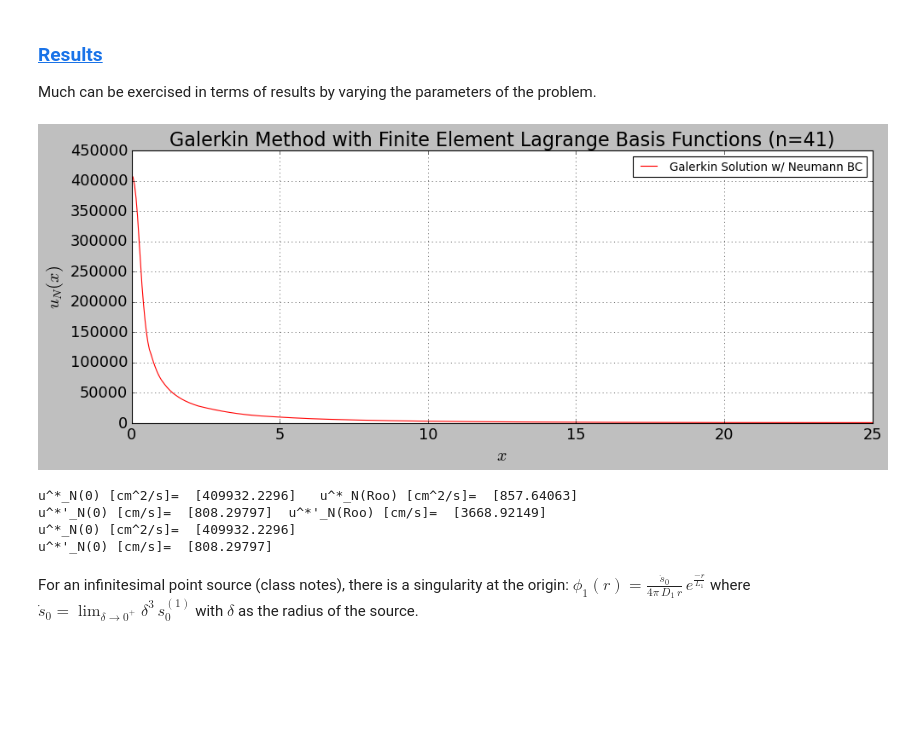
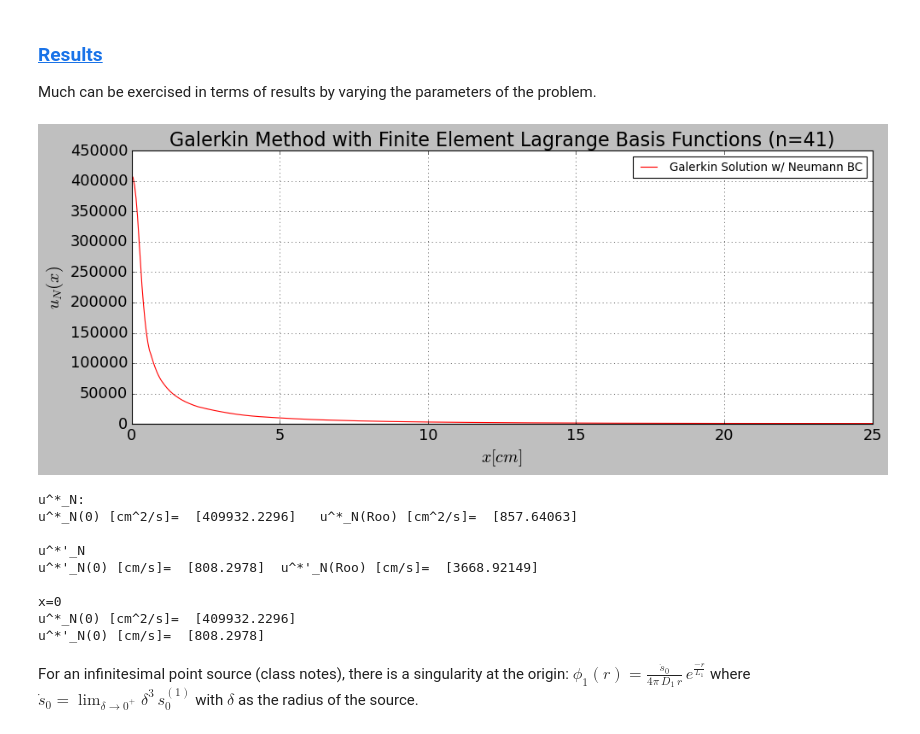
Before and after one commit to dpploy/engy-5050, a Jupyter notebook: notebooks/03-diff-point-source.ipynb, the cells around one changed output. Saved outputs shown, nothing was run; the diff lists cells and outputs as text; code cells hidden in the pictures; blank space fills up the shorter version.

```diff
--- a/notebooks/03-diff-point-source.ipynb
+++ b/notebooks/03-diff-point-source.ipynb
@@ -306,40 +312,50 @@ Much can be exercised in terms of results by varying the parameters of the probl
 # %%
 '''Rayleigh Ritz Method with Lagrange Basis Functions'''
 
 n_pts = 500
 x = np.linspace(r_0, r_oo, n_pts)
 u_values = u_star(x)
 
 import matplotlib.pyplot as plt
 #%matplotlib inline
 #plt.style.use('dark_background')
 plt.figure(1, figsize=(14, 5))
 
 plt.plot(x/unit.cm, u_values*unit.cm**2*unit.second, 'r-', label='Galerkin Solution w/ Neumann BC')
 
 plt.title(r'Galerkin Method with Finite Element Lagrange Basis Functions (n='+str(len(femlb.basis_func_list))+')', fontsize=20)
 plt.ylabel(r'$u_N(x)$', fontsize=18)
-plt.xlabel(r'$x$', fontsize=18)
+plt.xlabel(r'$x [cm]$', fontsize=18)
 plt.xticks(fontsize=16)
 plt.yticks(fontsize=16)
 plt.legend(loc='best',fontsize=12)
 plt.grid(True)
 plt.show()
 # %% [output]
-[figure, old version]
+[figure, new version]
 # %%
 '''Rayleigh-Ritz solution evaluated at the boundaries'''
 
 np.set_printoptions(precision=5)
+print('u^*_N:')
 print('u^*_N(0) [cm^2/s]= ', u_star(0)*unit.cm**2*unit.second, '  u^*_N(Roo) [cm^2/s]= ', u_star(r_oo)*unit.cm**2*unit.second)
+print('')
+print("u^*'_N")
 print("u^*'_N(0) [cm/s]= ", u_prime_star(0)*unit.cm*unit.second, " u^*'_N(Roo) [cm/s]= ", u_prime_star(r_oo)*unit.cm*unit.second)
+print('')
+print('x=0')
 print('u^*_N(0) [cm^2/s]= ', u_star(0.0)*unit.cm**2*unit.second)
 print("u^*'_N(0) [cm/s]= ", u_prime_star(0.0)*unit.cm*unit.second)
 # %% [output]
+u^*_N:
 u^*_N(0) [cm^2/s]=  [409932.2296]   u^*_N(Roo) [cm^2/s]=  [857.64063]
-u^*'_N(0) [cm/s]=  [808.29797]  u^*'_N(Roo) [cm/s]=  [3668.92149]
+
+u^*'_N
+u^*'_N(0) [cm/s]=  [808.2978]  u^*'_N(Roo) [cm/s]=  [3668.92149]
+
+x=0
 u^*_N(0) [cm^2/s]=  [409932.2296]
-u^*'_N(0) [cm/s]=  [808.29797]
+u^*'_N(0) [cm/s]=  [808.2978]
 # %% [markdown]
 For an infinitesimal point source (class notes), there is a singularity at the origin: $\phi_{1} (r) = \frac{\dot{s}_0}{4\pi\,D_1\,r}\,e^{\frac{-r}{L_1}}$ where $\dot{s}_0 = \lim_{\delta\rightarrow 0^+} \delta^3\,s_0^{(1)}$ with $\delta$ as the radius of the source.
 # %% [markdown]
```
Also changed, not shown: parts of 17 cells of this notebook, 4 other files.
